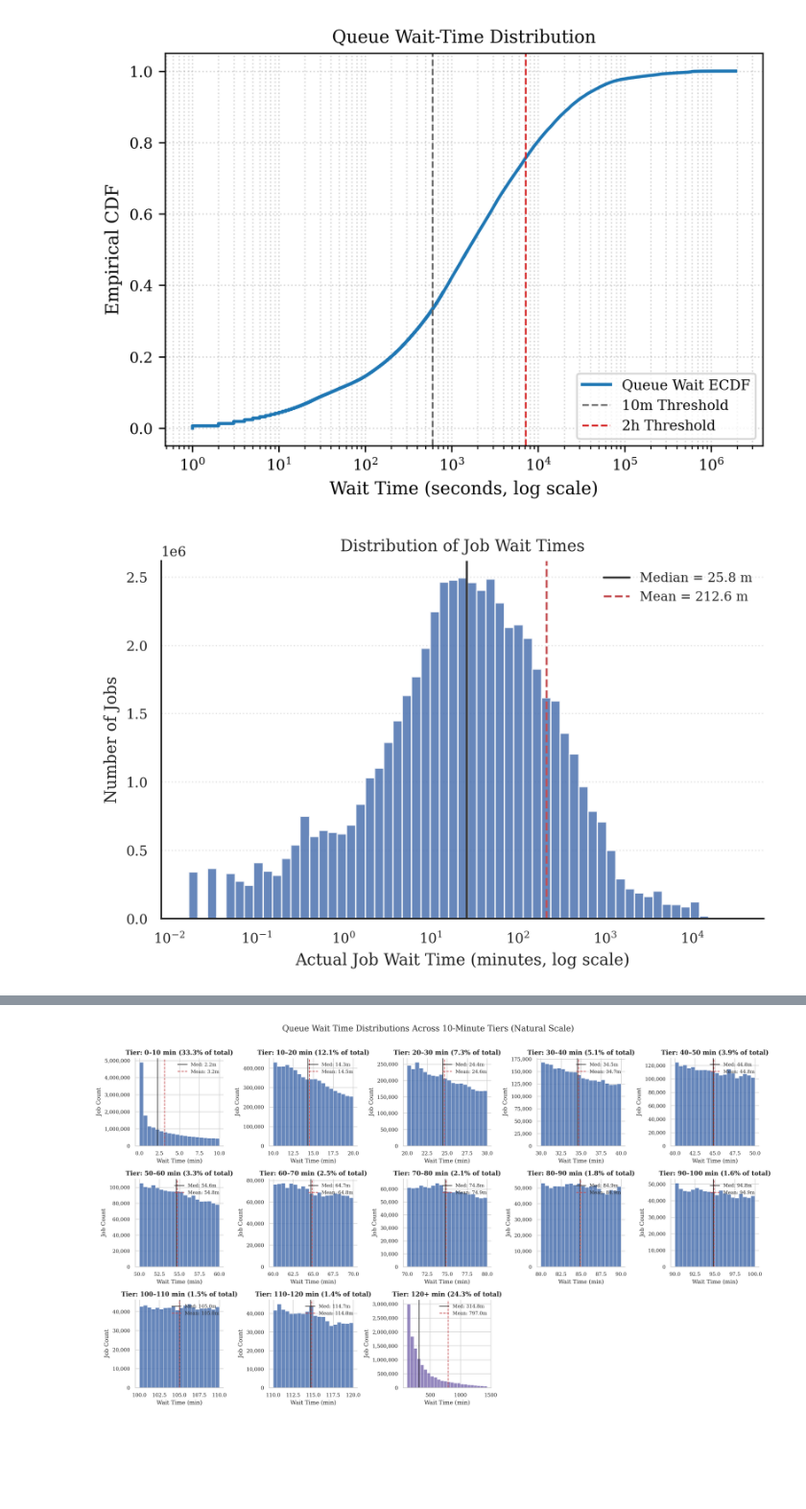
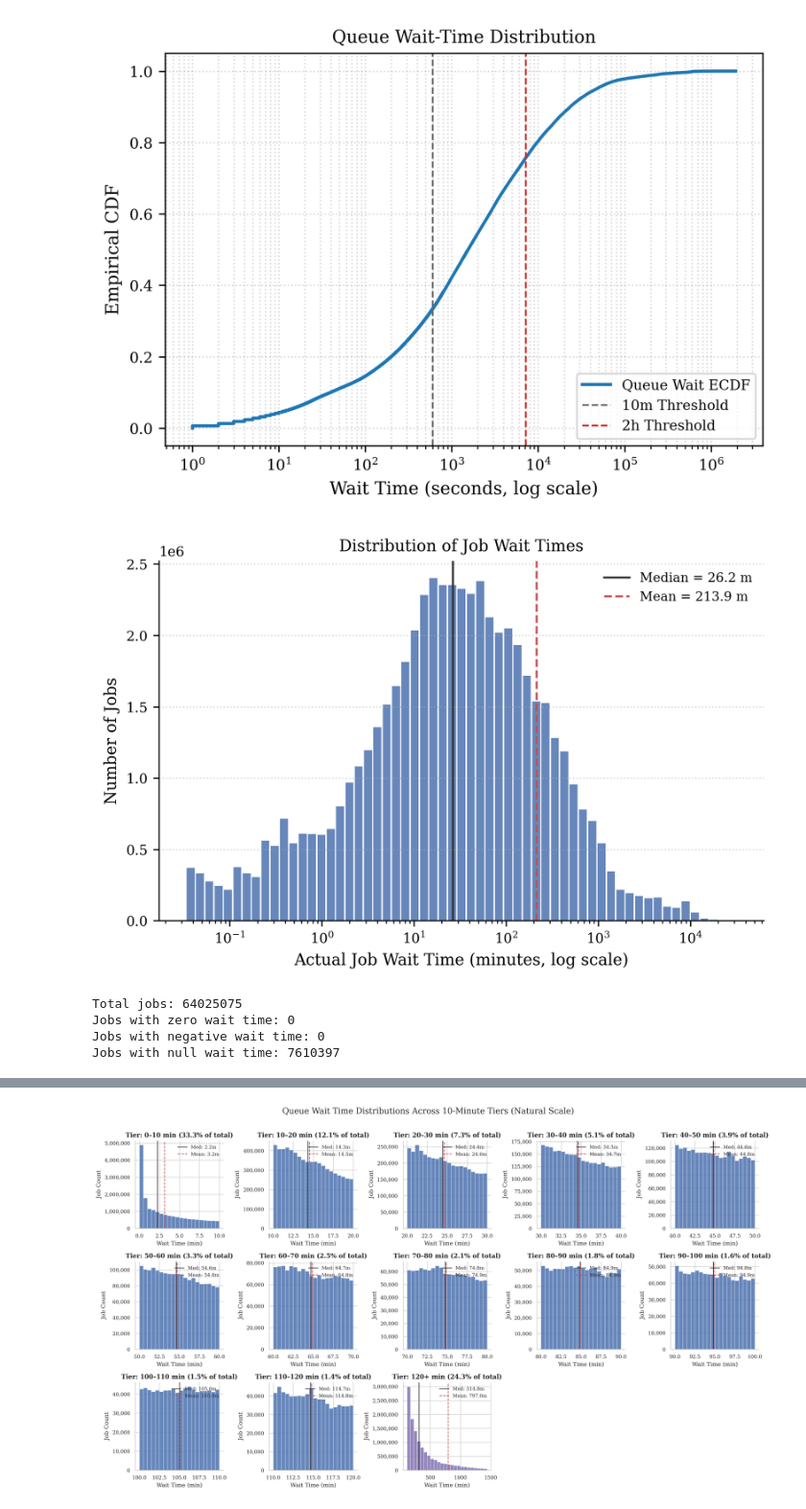
Before and after one commit to allisonaustin/batch-queue-prediction, a Jupyter notebook: scripts/data-analysis.ipynb, the cells around one changed output, grey strips where cells are left out. Shown at 96% size. Saved outputs shown, nothing was run; the diff lists cells and outputs as text; code cells hidden in the pictures; blank space fills up the shorter version.

Commit message:
script updates (plots)

```diff
--- a/scripts/data-analysis.ipynb
+++ b/scripts/data-analysis.ipynb
@@ -560,36 +560,56 @@ plt.show()
 # %%
 BASE_COLOR = "#4C72B0"
 
-df_wait = (
-    lf.select(pl.col("wait_s"))
-    .drop_nulls()
-    .filter(pl.col("wait_s") > 0)
-    .collect()
-)
-wait_s = df_wait["wait_s"].to_numpy()
-wt_min = wait_s[wait_s > 0] / 60.0  # minutes; drop zero/negative edge cases for the log axis
+# df_wait = (
+#     lf.select(pl.col("wait_s"))
+#     .drop_nulls()
+#     .filter(pl.col("wait_s") > 0)
+#     .collect()
+# )
+
+# wait_s = df_wait["wait_s"].to_numpy()
+# wt_min = wait_s[wait_s > 0] / 60.0
+
+df_all = lf.select(pl.col("wait_s")).collect()
+total_jobs = len(df_all)
+null_jobs= (df_all["wait_s"].is_null()).sum()
+zero_jobs = (df_all["wait_s"] == 0).sum()
+neg_jobs = (df_all["wait_s"] < 0).sum()
+
+wt_pos_s = df_all.filter(pl.col("wait_s") > 1)["wait_s"].to_numpy()
+wt_min = wt_pos_s / 60.0
 
 mean_min = wt_min.mean()
 median_min = np.median(wt_min)
 
 fig, ax = plt.subplots(figsize=(6, 4), dpi=300)
 bins = np.logspace(np.log10(max(wt_min.min(), 0.01)), np.log10(wt_min.max()), 60)
-ax.hist(wt_min, bins=bins, color=BASE_COLOR, alpha=0.85)
+ax.hist(wt_min, bins=bins, color=BASE_COLOR, alpha=0.85, rwidth=0.85)
 ax.set_xscale("log")
 ax.axvline(median_min, color="#333333", linewidth=1.3, label=f"Median = {median_min:,.1f} m")
 ax.axvline(mean_min, color="#C44E52", linestyle="--", linewidth=1.3, label=f"Mean = {mean_min:,.1f} m")
 
 ax.set_xlabel("Actual Job Wait Time (minutes, log scale)")
 ax.set_ylabel("Number of Jobs")
 ax.set_title("Distribution of Job Wait Times")
 ax.legend(frameon=False)
 ax.spines["top"].set_visible(False)
 ax.spines["right"].set_visible(False)
 ax.grid(True, axis="y", linestyle=":", alpha=0.5)
 
 plt.tight_layout()
 plt.savefig("output/wait_time_distribution_skew.pdf", bbox_inches="tight")
 plt.savefig("output/wait_time_distribution_skew.png", bbox_inches="tight", dpi=300)
 plt.show()
 # %% [output]
-[figure, old version]
+[figure, new version]
+# %%
+print("Total jobs:", total_jobs)
+print("Jobs with zero wait time:", zero_jobs)
+print("Jobs with negative wait time:", neg_jobs)
+print("Jobs with null wait time:", null_jobs)
+# %% [output]
+Total jobs: 64025075
+Jobs with zero wait time: 0
+Jobs with negative wait time: 0
+Jobs with null wait time: 7610397
```
Also changed, not shown: parts of 2 cells of this notebook, 3 other files.
